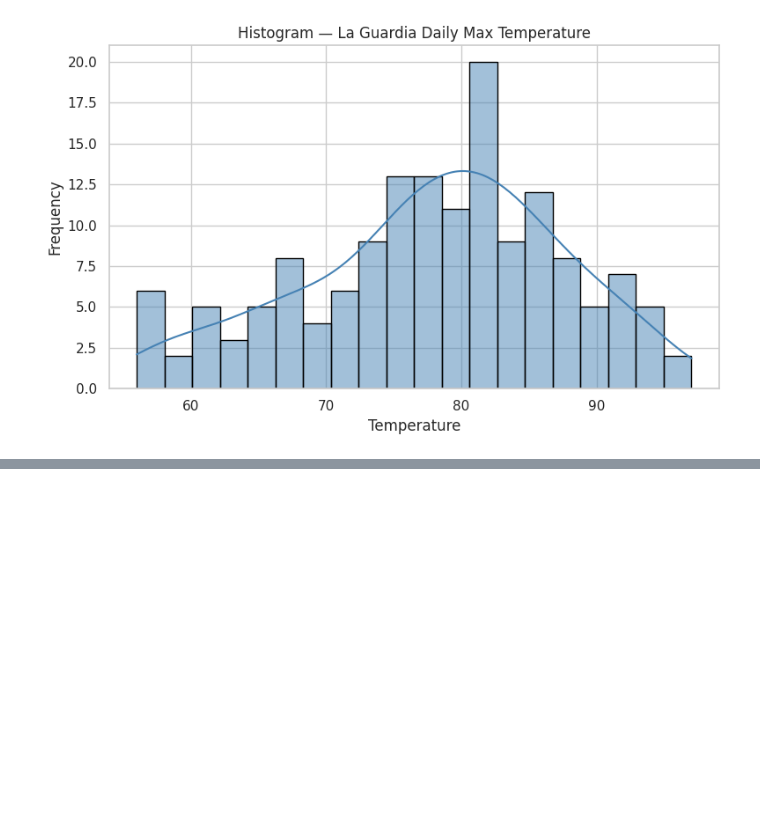
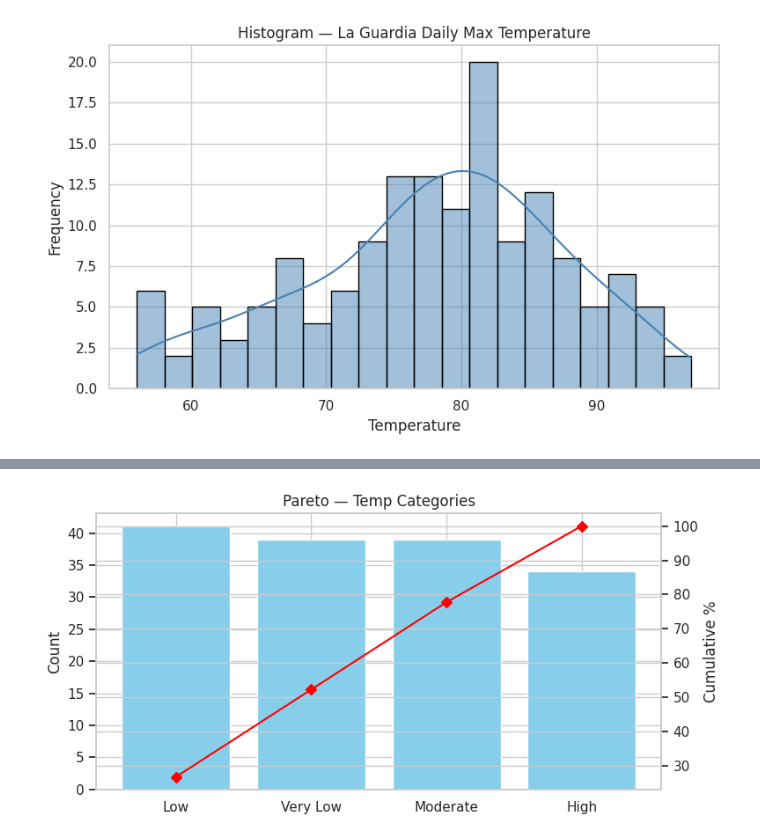
Before and after one commit to MURALAAYYAPPA/Data-Visualization, a Jupyter notebook: Daily Temperature.ipynb, the cells around one changed output, grey strips where cells are left out. Saved outputs shown, nothing was run; the diff lists cells and outputs as text; code cells hidden in the pictures; blank space fills up the shorter version.

```diff
--- a/Daily Temperature.ipynb
+++ b/Daily Temperature.ipynb
@@ -169,0 +272,14 @@ plt.show()
+# %%
+pc = likert_counts.sort_values(ascending=False)
+cumperc = pc.cumsum()/pc.sum()*100
+fig, ax1 = plt.subplots(figsize=(8,4))
+ax1.bar(pc.index.astype(str), pc.values, color='skyblue')
+ax1.set_ylabel('Count')
+ax2 = ax1.twinx()
+ax2.plot(pc.index.astype(str), cumperc.values, color='red', marker='D')
+ax2.set_ylabel('Cumulative %')
+ax1.set_title("Pareto — Temp Categories")
+plt.tight_layout()
+plt.show()
+# %% [output]
+[figure, added]
```
Also changed, not shown: parts of 6 cells of this notebook.
